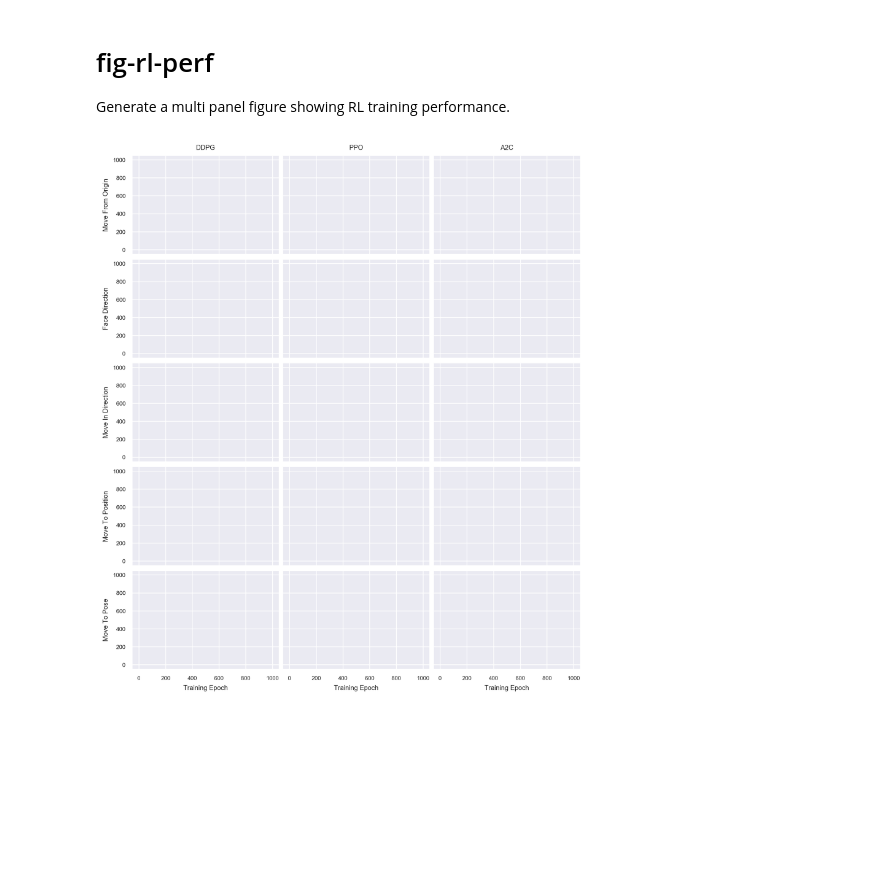
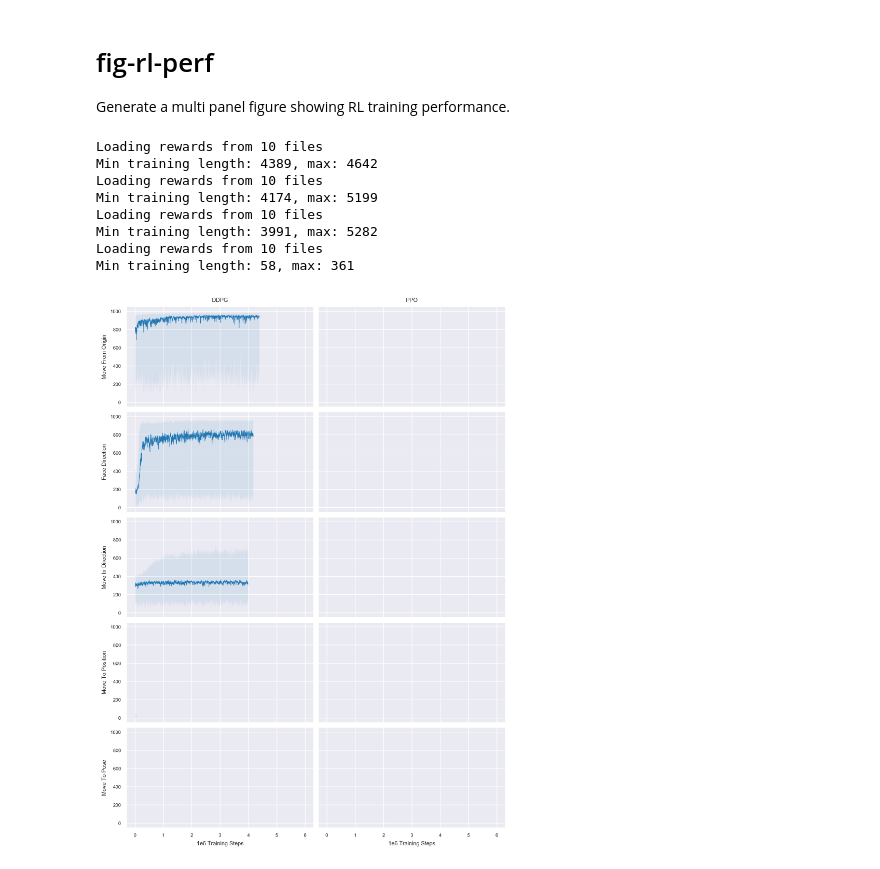
Before and after one commit to RoboticsDesignLab/jitterbug, a Jupyter notebook: fig-rl-perf.ipynb, the cells around one changed output. Drawn from its saved outputs; the diff is of its cells as text; code cells hidden in the pictures; blank space fills up the shorter version.

Commit message:
WIP on figure

```diff
--- a/fig-rl-perf.ipynb
+++ b/fig-rl-perf.ipynb
@@ -14,4 +16,8 @@ import matplotlib.pyplot as plt
 # %%
+
+ma_window = 10
+q = [0, 50, 100]
+res_str = os.path.join("benchmarks", "tmp", "gym", "{}", "{}", "*", "monitor.csv")
 
 sns.set_style("darkgrid")
 #sns.despine()
@@ -23,39 +29,84 @@ mpl.rcParams['axes.labelsize'] = 7
 
 fig, axes = plt.subplots(
     5,
-    3,
+    2,
     sharex=True,
     sharey=True,
     gridspec_kw=dict(wspace=0.025, hspace=0.05),
-    figsize=(8.5, 10),
+    figsize=(8.5, 12),
     dpi=300,
 )
 
-axes[0][0].set_xlim(-50, 1050)
-axes[0][0].set_ylim(-50, 1050)
+pad = 0.05
+yrange = 1000
+xrange = 6e6 / 1e3
+axes[0][0].set_xlim(-pad * xrange, xrange * (1 + pad))
+axes[0][0].set_ylim(-pad * yrange, yrange * (1 + pad))
 
 axes[0][0].set_ylabel("Move From Origin")
 axes[1][0].set_ylabel("Face Direction")
 axes[2][0].set_ylabel("Move In Direction")
 axes[3][0].set_ylabel("Move To Position")
 axes[4][0].set_ylabel("Move To Pose")
 
-axes[4][0].set_xlabel("Training Epoch")
-axes[4][1].set_xlabel("Training Epoch")
-axes[4][2].set_xlabel("Training Epoch")
+plt.xticks([0, 1e6/1e3, 2e6/1e3, 3e6/1e3, 4e6/1e3, 5e6/1e3, 6e6/1e3], labels=[0, 1, 2, 3, 4, 5, 6])
+axes[4][0].set_xlabel("1e6 Training Steps")
+axes[4][1].set_xlabel("1e6 Training Steps")
 
 axes[0][0].set_title("DDPG")
 axes[0][1].set_title("PPO")
-axes[0][2].set_title("A2C")
+
+# Move From Origin
+plt.sca(axes[0][0])
+plot_csv_glob(res_str.format("ddpg", "mfo"), ma_window, quartiles=q, lw=0.5)
+
+#plt.sca(axes[0][1])
+#plot_csv_glob(res_str.format("ppo", "mfo"), ma_window, quartiles=q, lw=0.5)
+
+# Face Direction
+plt.sca(axes[1][0])
+plot_csv_glob(res_str.format("ddpg", "fd"), ma_window, quartiles=q, lw=0.5)
+
+#plt.sca(axes[1][1])
+#plot_csv_glob(res_str.format("ppo", "fd"), ma_window, quartiles=q, lw=0.5)
+
+# Move In Direction
+plt.sca(axes[2][0])
+plot_csv_glob(res_str.format("ddpg", "mid"), ma_window, quartiles=q, lw=0.5)
+
+#plt.sca(axes[2][1])
+#plot_csv_glob(res_str.format("ppo", "mid"), ma_window, quartiles=q, lw=0.5)
+
+# Move To Position
+#plt.sca(axes[3][0])
+#plot_csv_glob(res_str.format("ddpg", "mtp"), ma_window, quartiles=q, lw=0.5)
+
+#plt.sca(axes[3][1])
+#plot_csv_glob(res_str.format("ppo", "mtp"), ma_window, quartiles=q, lw=0.5)
+
+# Move To Pose
+#plt.sca(axes[4][0])
+#plot_csv_glob(res_str.format("ddpg", "mtpose"), ma_window, quartiles=q, lw=0.5)
+
+#plt.sca(axes[4][1])
+#plot_csv_glob(res_str.format("ppo", "mtpose"), ma_window, quartiles=q, lw=0.5)
 
 plt.tight_layout()
 plt.savefig(
     os.path.join("manuscript", "figures", "fig-rl-perf.pdf"),
     dpi=300,
     bbox_inches='tight',
     pad_inches=0
 )
 plt.show()
 plt.close()
 # %% [output]
+Loading rewards from 10 files
+Min training length: 4389, max: 4642
+Loading rewards from 10 files
+Min training length: 4174, max: 5199
+Loading rewards from 10 files
+Min training length: 3991, max: 5282
+Loading rewards from 10 files
+Min training length: 58, max: 361
-[figure, old version]
+[figure, new version]
```
Also changed, not shown: parts of 1 cell of this notebook, 1 other file.
